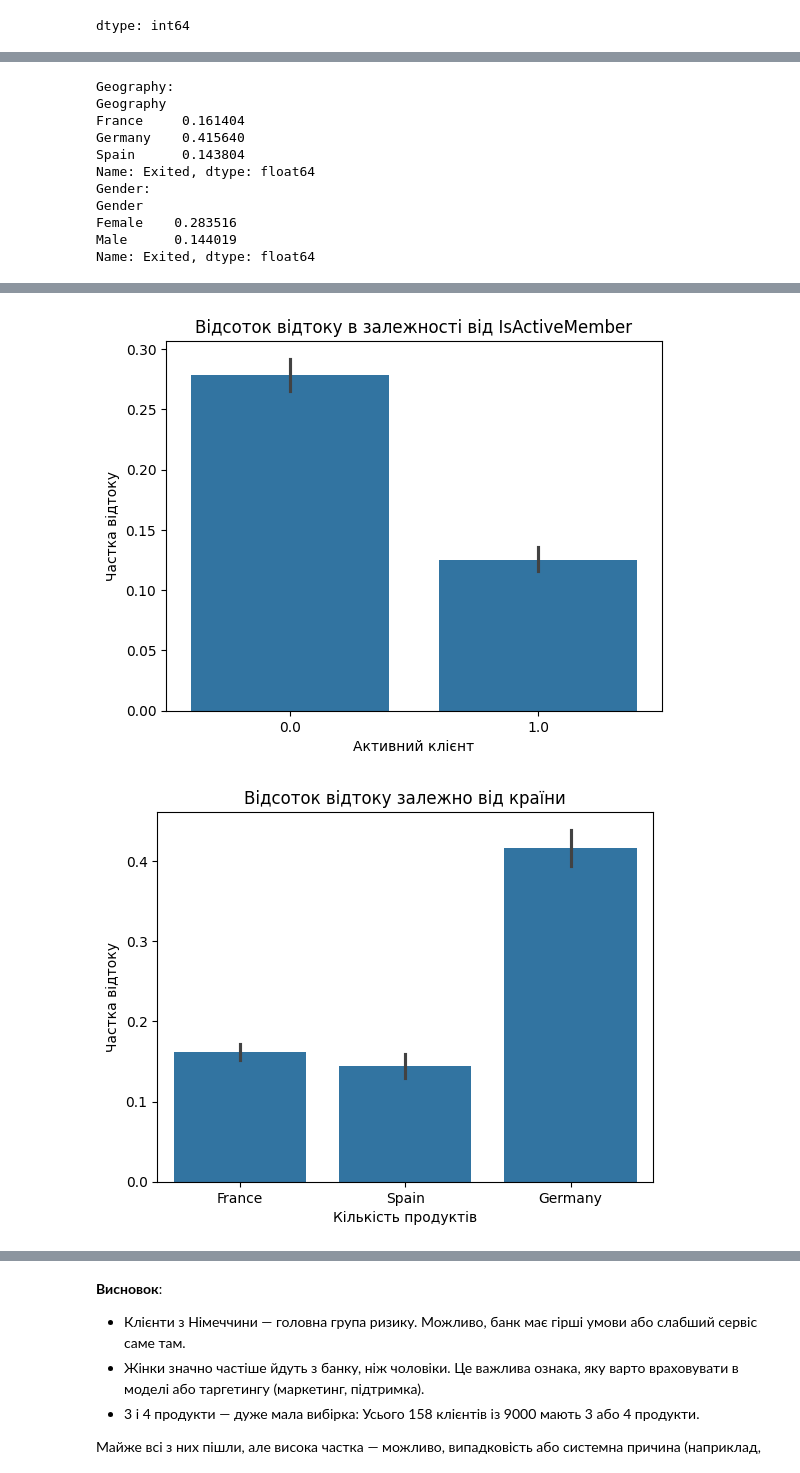
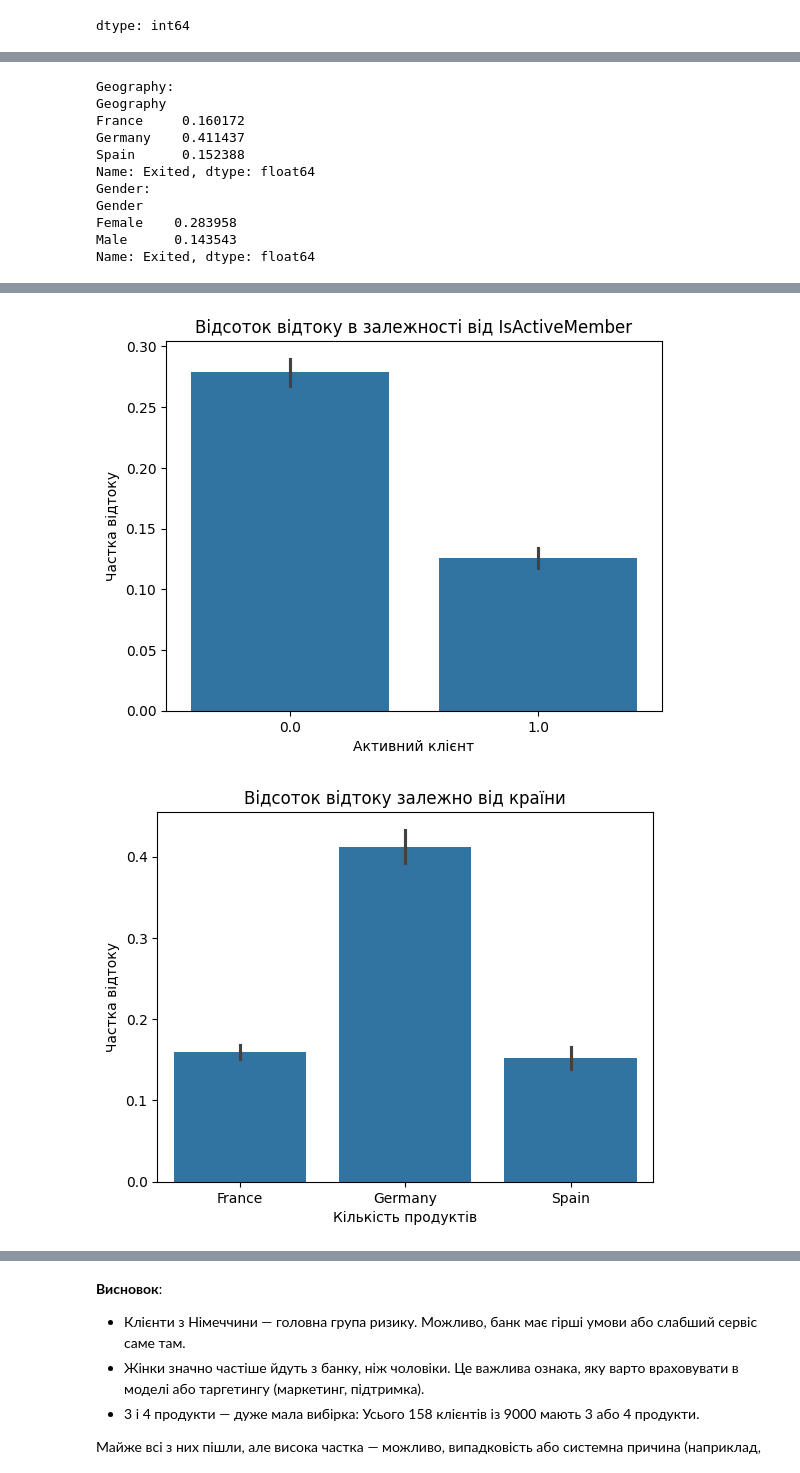
Before and after one commit to o-semenkova/ml_home_tasks, a Jupyter notebook: HW_2_2_Логістична_регресія_з_scikit_learn.ipynb, the cells around one changed output, grey strips where cells are left out. Drawn from its saved outputs; the diff is of its cells as text; code cells hidden in the pictures.

```diff
--- a/HW_2_2_Логістична_регресія_з_scikit_learn.ipynb
+++ b/HW_2_2_Логістична_регресія_з_scikit_learn.ipynb
@@ -70,8 +70,7 @@ dtype: int64
 
 base_df.drop(['id','CustomerId', 'Surname'], axis=1, inplace=True)
 # %%
-train_val_df, test_df = train_test_split(base_df, test_size=0.2, random_state=42, stratify=base_df['Exited'])
-train_df, val_df = train_test_split(train_val_df, test_size=0.25, random_state=42, stratify=train_val_df['Exited'])
+train_df, val_df = train_test_split(base_df, test_size=0.2, random_state=42, stratify=base_df['Exited'])
 # %% [markdown]
 2. Визначіть назви колонок, які сформують вхідні незалежні дані, в змінній `input_cols` та назву колонки , яка є цільовою, в змінній `target_col`. Використовуючи `input_cols` та `target_col` створіть набори даних `train_inputs`, `train_targets`, `val_inputs`, `val_targets` - де `inputs` - вхідні дані (датафрейм), `targets` - дані цільової колонки відповідного піднабору. - **Зроблено нижче у ноутбуці, бо структура трохи змінилась**
 # %%
@@ -243,14 +242,14 @@ print(train_df.groupby('Gender')['Exited'].mean())
 # %% [output]
 Geography:
 Geography
-France     0.161404
-Germany    0.415640
-Spain      0.143804
+France     0.160172
+Germany    0.411437
+Spain      0.152388
 Name: Exited, dtype: float64
 Gender:
 Gender
-Female    0.283516
-Male      0.144019
+Female    0.283958
+Male      0.143543
 Name: Exited, dtype: float64
 # %%
 # HasCrCard
@@ -281,7 +280,7 @@ plt.ylabel('Частка відтоку')
 plt.xlabel('Кількість продуктів')
 plt.show()
 
-sns.barplot(x=train_df['ProductGroup'], y=train_df['Exited'], order=['1', '2', '3+'])
+sns.barplot(x=train_df['ProductGroup'], y=train_df['Exited'], order=['1', '2', '3'])
 plt.title('Частка відтоку по групах кількості продуктів')
 plt.xlabel('Кількість продуктів (група)')
 plt.ylabel('Частка відтоку')
@@ -292,3 +291,3 @@ plt.show()
-[figure, old version]
+[figure, new version]
-[figure, old version]
+[figure, new version]
 [figure]
```
Also changed, not shown: parts of 21 cells of this notebook.
